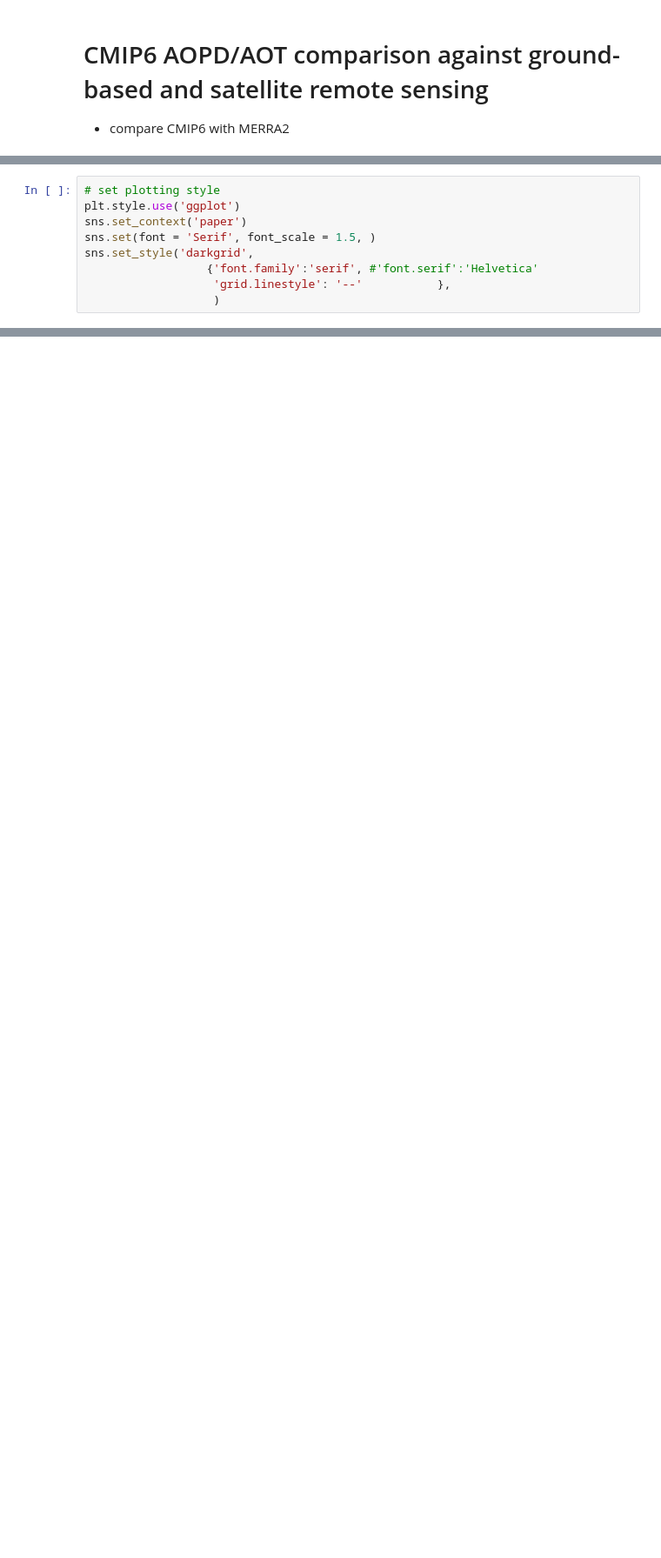
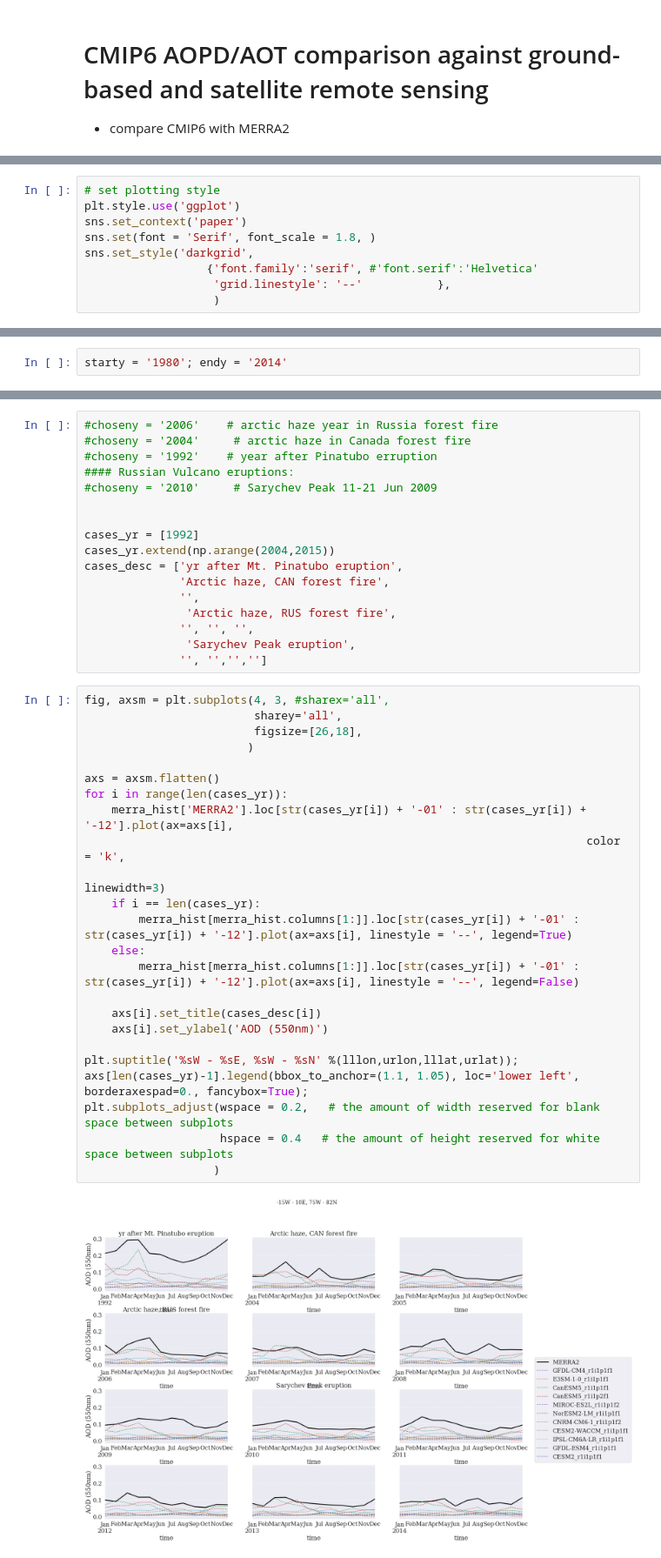
Before and after one commit to NordicESMhub/NEGI-Abisko-2019, a Jupyter notebook: content/topics/group-2/franzihe_area_averaged_AOD_Svalbard.ipynb, the cells around one changed output, grey strips where cells are left out. Shown at 87% size. Saved outputs shown, nothing was run; the diff lists cells and outputs as text; blank space fills up the shorter version.

```diff
--- a/content/topics/group-2/franzihe_area_averaged_AOD_Svalbard.ipynb
+++ b/content/topics/group-2/franzihe_area_averaged_AOD_Svalbard.ipynb
@@ -16,7 +35,7 @@ from glob import glob
 # set plotting style
 plt.style.use('ggplot')
 sns.set_context('paper')
-sns.set(font = 'Serif', font_scale = 1.5, )
+sns.set(font = 'Serif', font_scale = 1.8, )
 sns.set_style('darkgrid',
                   {'font.family':'serif', #'font.serif':'Helvetica'
                    'grid.linestyle': '--'           },
@@ -186,0 +186,2 @@ ax.legend(bbox_to_anchor=(1.1, 1.05))
+# %%
+starty = '1980'; endy = '2014'
@@ -186,0 +224,43 @@ ax.legend(bbox_to_anchor=(1.1, 1.05))
+# %%
+#choseny = '2006'    # arctic haze year in Russia forest fire
+#choseny = '2004'     # arctic haze in Canada forest fire
+#choseny = '1992'    # year after Pinatubo erruption
+#### Russian Vulcano eruptions:
+#choseny = '2010'     # Sarychev Peak 11-21 Jun 2009
+
+
+cases_yr = [1992]
+cases_yr.extend(np.arange(2004,2015))
+cases_desc = ['yr after Mt. Pinatubo eruption',
+              'Arctic haze, CAN forest fire',
+              '',
+               'Arctic haze, RUS forest fire',
+              '', '', '',
+               'Sarychev Peak eruption',
+              '', '','','']
+# %%
+fig, axsm = plt.subplots(4, 3, #sharex='all',
+                         sharey='all',
+                         figsize=[26,18],
+                        )
+
+axs = axsm.flatten()
+for i in range(len(cases_yr)):
+    merra_hist['MERRA2'].loc[str(cases_yr[i]) + '-01' : str(cases_yr[i]) + '-12'].plot(ax=axs[i],
+                                                                          color = 'k',
+                                                                          linewidth=3)
+    if i == len(cases_yr):
+        merra_hist[merra_hist.columns[1:]].loc[str(cases_yr[i]) + '-01' : str(cases_yr[i]) + '-12'].plot(ax=axs[i], linestyle = '--', legend=True)
+    else:
+        merra_hist[merra_hist.columns[1:]].loc[str(cases_yr[i]) + '-01' : str(cases_yr[i]) + '-12'].plot(ax=axs[i], linestyle = '--', legend=False)
+
+    axs[i].set_title(cases_desc[i])
+    axs[i].set_ylabel('AOD (550nm)')
+
+plt.suptitle('%sW - %sE, %sW - %sN' %(lllon,urlon,lllat,urlat));
+axs[len(cases_yr)-1].legend(bbox_to_anchor=(1.1, 1.05), loc='lower left', borderaxespad=0., fancybox=True);
+plt.subplots_adjust(wspace = 0.2,   # the amount of width reserved for blank space between subplots
+                    hspace = 0.4   # the amount of height reserved for white space between subplots
+                   )
+# %% [output]
+[figure, added]
```
Also changed, not shown: parts of 65 cells of this notebook, 1 other file.
